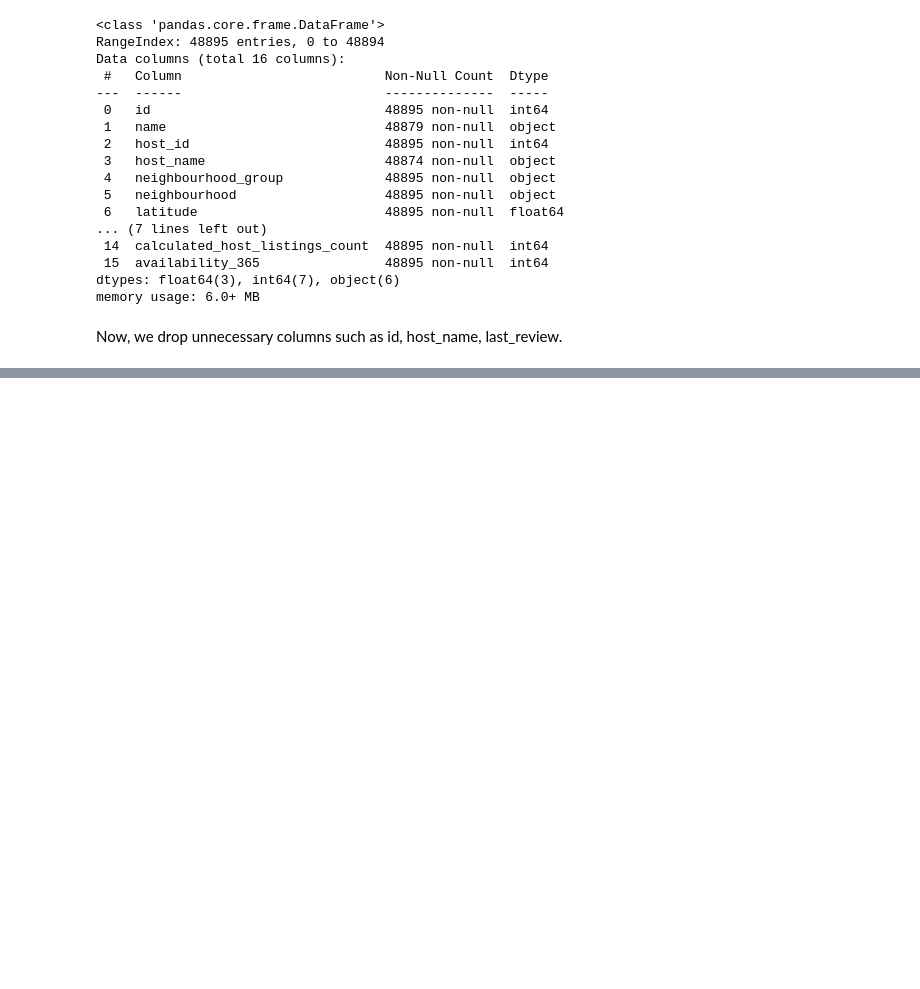
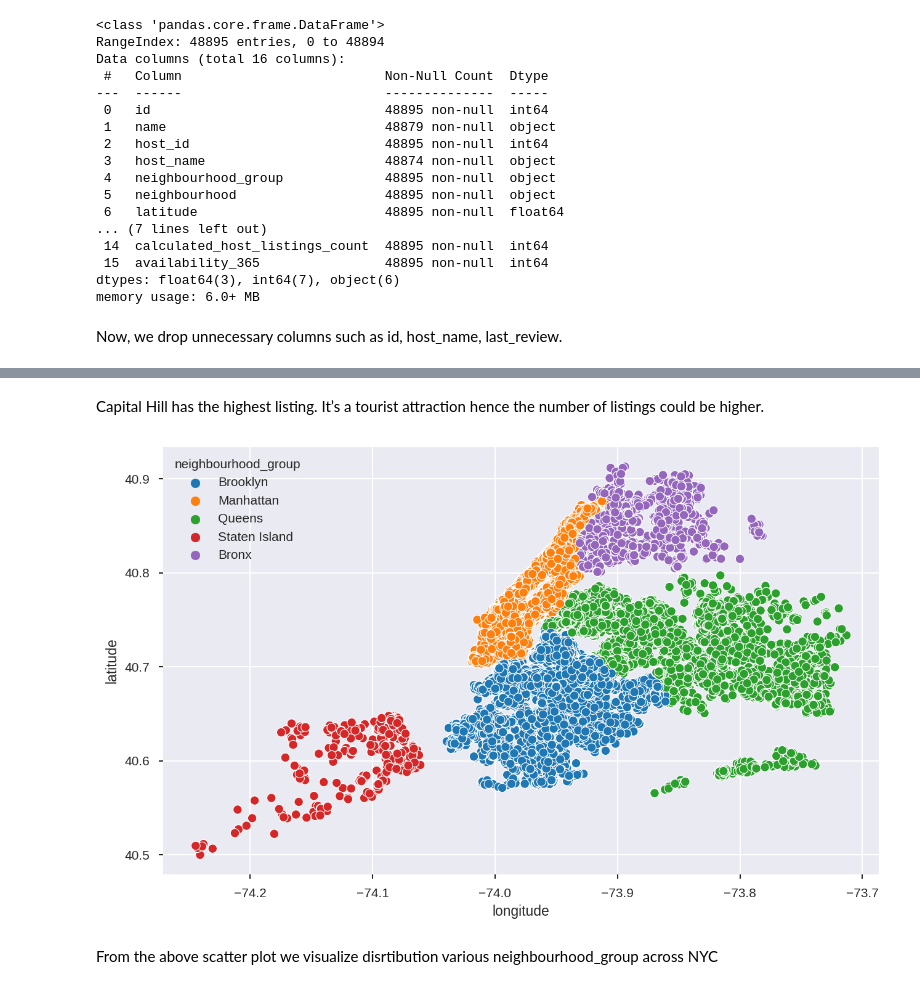
Before and after one commit to nishigandha2/airbnb-booking-analysis, a Jupyter notebook: AIRBNB_.ipynb, the cells around one changed output, grey strips where cells are left out. Saved outputs shown, nothing was run; the diff lists cells and outputs as text; code cells hidden in the pictures; blank space fills up the shorter version.

```diff
--- a/AIRBNB_.ipynb
+++ b/AIRBNB_.ipynb
@@ -126,0 +177,13 @@ airbnb_df.fillna({'reviews_per_month':0},inplace=True)
+# %% [markdown]
+Capital Hill has the highest listing. It’s a tourist attraction hence the number of listings could be higher.
+# %%
+import seaborn as sns
+import matplotlib.pyplot as plt
+plt.figure(figsize=(10,6), dpi = 150)
+sns.scatterplot(airbnb_df.longitude,airbnb_df.latitude,hue=airbnb_df.neighbourhood_group
+)
+plt.ioff()
+# %% [output]
+[figure, added]
+# %% [markdown]
+From the above scatter plot we visualize disrtibution various neighbourhood_group across NYC
```
Also changed, not shown: parts of 12 cells of this notebook.
